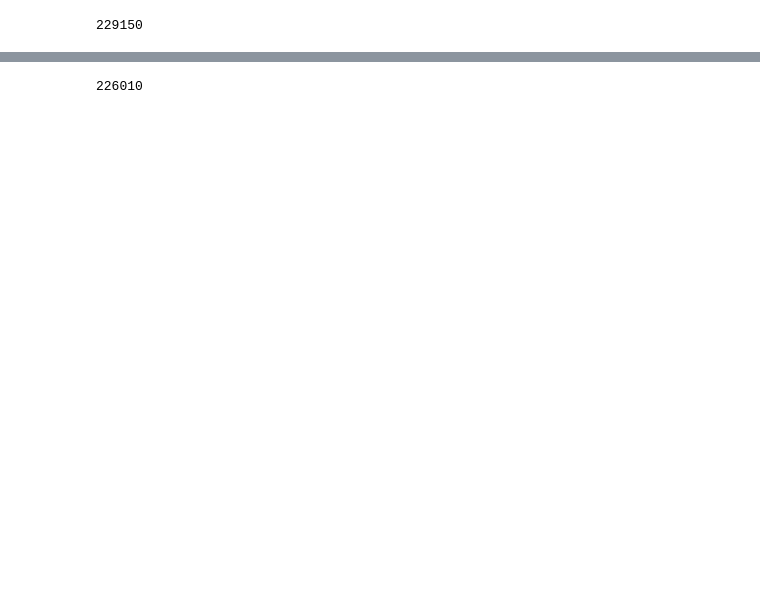
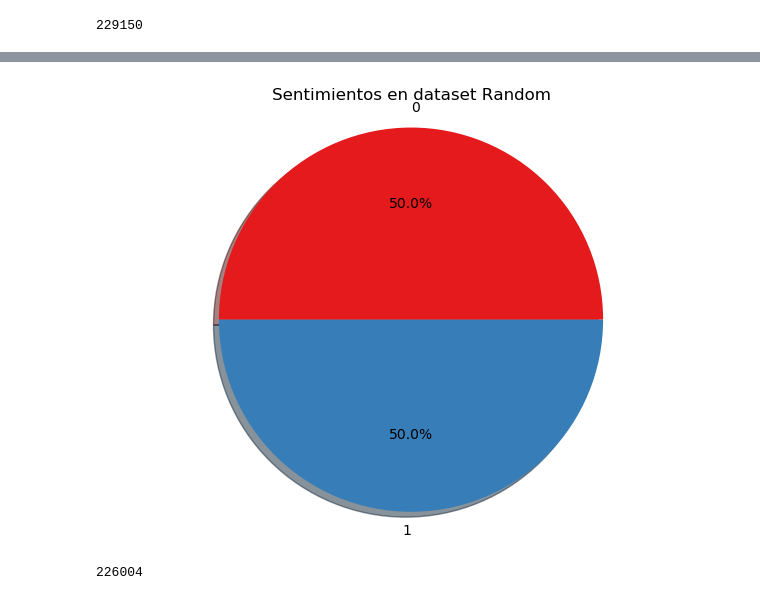
Before and after one commit to crisywini/sentiment-analysis-report, a Jupyter notebook: descriptive-analysis.ipynb, the cells around one changed output, grey strips where cells are left out. Cells and saved outputs as stored; diff of their text form; code cells hidden in the pictures; blank space fills up the shorter version.

```diff
--- a/descriptive-analysis.ipynb
+++ b/descriptive-analysis.ipynb
@@ -63,3 +68,5 @@ random_dataset = pd.concat([positive_dataset, negative_dataset], ignore_index=Tr
 random_dataset.shape
 # %% [output]
 (230704, 6)
+# %%
+random_dataset['target'].replace({4:1}, inplace=True)
@@ -143,8 +281,12 @@ random_clean_tweets = [clean_tweet(tweet) for tweet in random_tweets]
+# %%
+show_pie_chart(random_dataset, 'target', 'Sentimientos en dataset Random')
+# %% [output]
+[figure, added]
 # %%
 random_clean_tweets = [t for t in random_clean_tweets if len(str(t)) > 6]
 print(len(random_clean_tweets))
 # %% [output]
-226010
+226004
 # %%
 show_word_cloud(''.join(random_clean_tweets))
 # %% [output]
```
Also changed, not shown: parts of 17 cells of this notebook, 1 other file.
